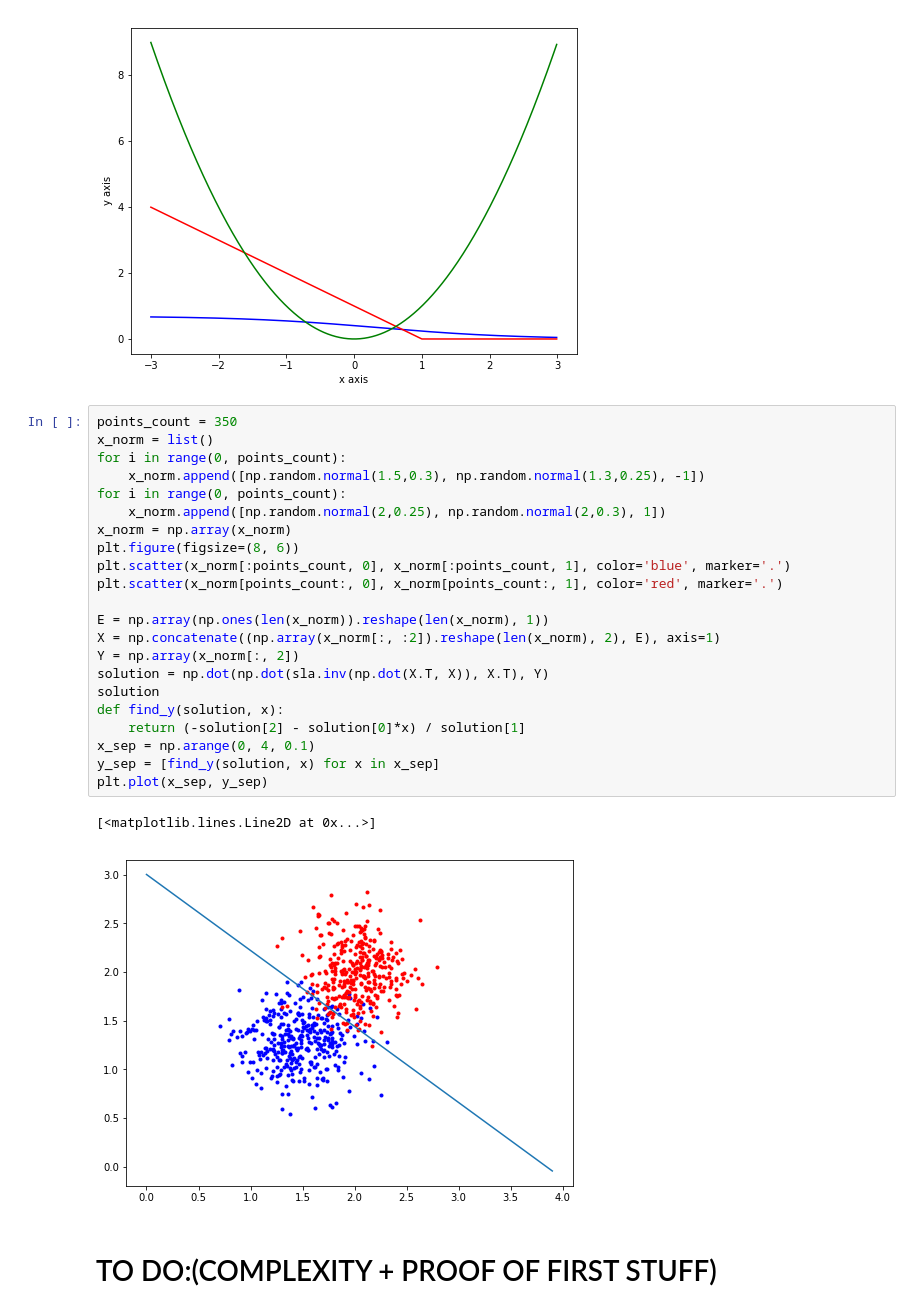
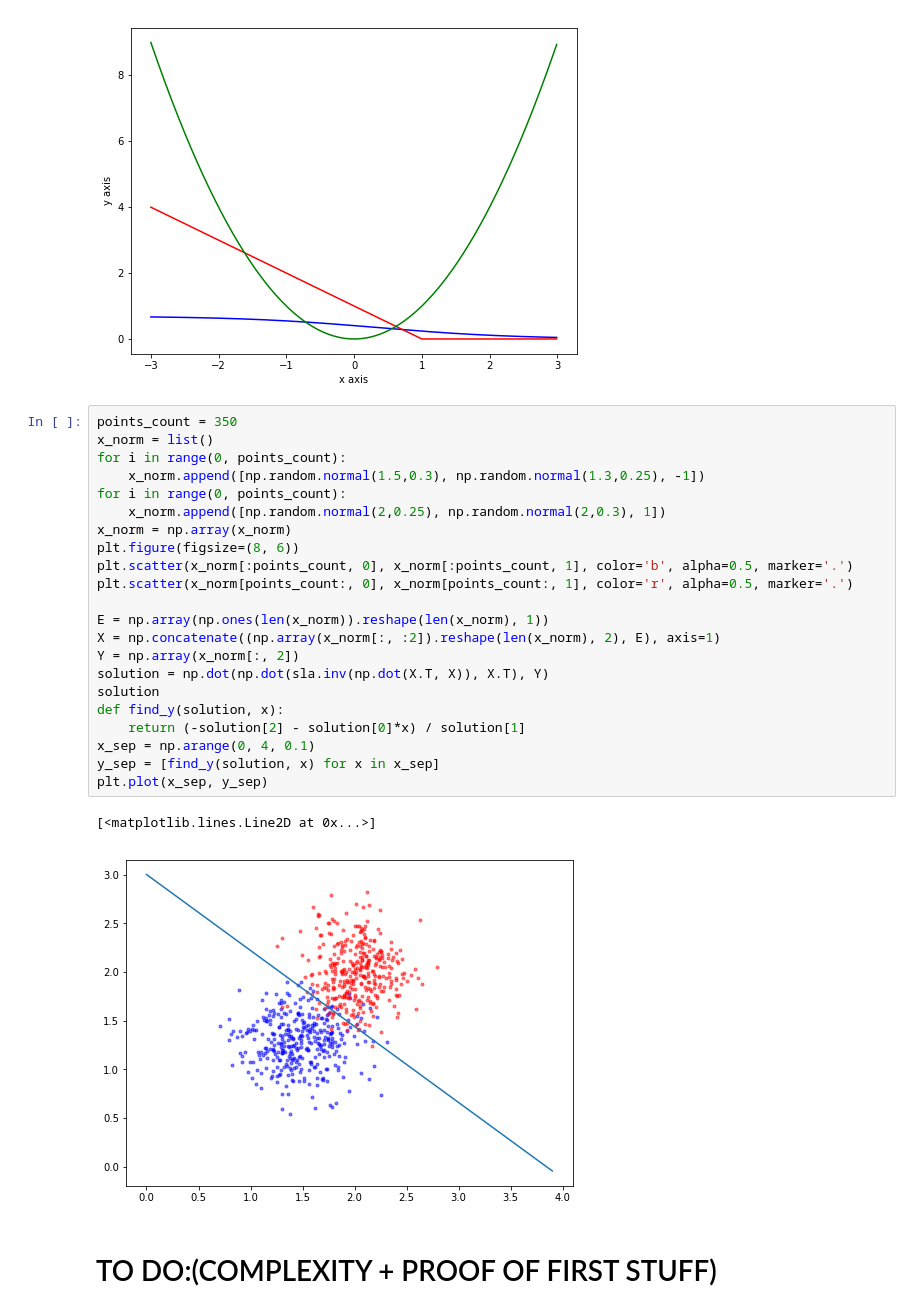
Before and after one commit to anrodigina/SQuAD, a Jupyter notebook: lab-1.ipynb, the cells around one changed output. Saved outputs shown, nothing was run; the diff lists cells and outputs as text.

```diff
--- a/lab-1.ipynb
+++ b/lab-1.ipynb
@@ -333,28 +333,28 @@ plt.plot(loss_plot, m_sq_plot, color='g')
 # %%
 points_count = 350
 x_norm = list()
 for i in range(0, points_count):
     x_norm.append([np.random.normal(1.5,0.3), np.random.normal(1.3,0.25), -1])
 for i in range(0, points_count):
     x_norm.append([np.random.normal(2,0.25), np.random.normal(2,0.3), 1])
 x_norm = np.array(x_norm)
 plt.figure(figsize=(8, 6))
-plt.scatter(x_norm[:points_count, 0], x_norm[:points_count, 1], color='blue', marker='.')
-plt.scatter(x_norm[points_count:, 0], x_norm[points_count:, 1], color='red', marker='.')
+plt.scatter(x_norm[:points_count, 0], x_norm[:points_count, 1], color='b', alpha=0.5, marker='.')
+plt.scatter(x_norm[points_count:, 0], x_norm[points_count:, 1], color='r', alpha=0.5, marker='.')
 
 E = np.array(np.ones(len(x_norm)).reshape(len(x_norm), 1))
 X = np.concatenate((np.array(x_norm[:, :2]).reshape(len(x_norm), 2), E), axis=1)
 Y = np.array(x_norm[:, 2])
 solution = np.dot(np.dot(sla.inv(np.dot(X.T, X)), X.T), Y)
 solution
 def find_y(solution, x):
     return (-solution[2] - solution[0]*x) / solution[1]
 x_sep = np.arange(0, 4, 0.1)
 y_sep = [find_y(solution, x) for x in x_sep]
 plt.plot(x_sep, y_sep)
 # %% [output]
 [<matplotlib.lines.Line2D at 0x...>]
-[figure, old version]
+[figure, new version]
 # %% [markdown]
 # TO DO:(COMPLEXITY + PROOF OF FIRST STUFF)
 # %% [markdown]
```
Also changed, not shown: parts of 19 cells of this notebook.
